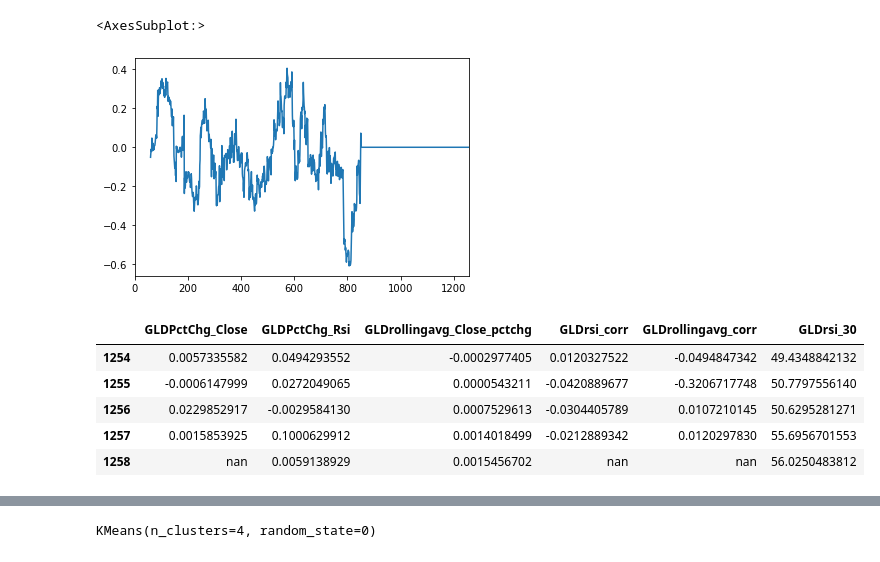
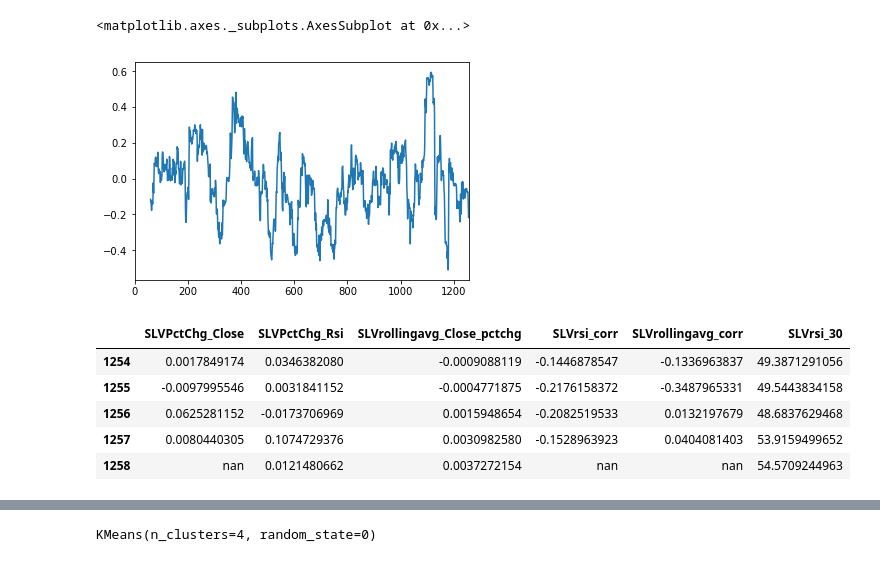
Before and after one commit to AndreasC93/market_trader_1.0, a Jupyter notebook: market_trader.ipynb, the cells around one changed output, grey strips where cells are left out. Saved outputs shown, nothing was run; the diff lists cells and outputs as text; code cells hidden in the pictures.

```diff
--- a/market_trader.ipynb
+++ b/market_trader.ipynb
@@ -276,50 +230,29 @@ df.tail()
 5 rows × 53 columns
 # %%
-#calculate percent change open/close prices, RSI, and rolling average. Rolling average and RSI correlation is also calculated.  GLD = open GLD.3 = close etc.
+#calculate percent change close prices, RSI, and rolling average. Rolling average and RSI correlation is also calculated. GLD.3 = close etc.
 df['GLDPctChg_Close']=df['GLD.3'].pct_change(periods=1).shift(-1)
-#df['GLDPctChg_Open']=df['GLD'].pct_change(periods=1)
 df['GLDPctChg_Rsi']=df['GLDrsi_30'].pct_change(periods=1)
-#
 df['GLDrollingavg_Close_pctchg']=df['GLDrollingavg_Close'].pct_change(periods=1)
-#
 df['GLDrollingavg_corr']=df['GLDPctChg_Close'].rolling(30).corr(df['GLDrollingavg_Close_pctchg'])
 df['GLDrsi_corr']=df['GLDPctChg_Close'].rolling(30).corr(df['GLDPctChg_Rsi'])
 
-#df['QQQPctChg_Close']=df['QQQ.3'].pct_change(periods=1).shift(-1)
-#df['QQQPctChg_Open']=df['QQQ'].pct_change(periods=1)
-#df['QQQPctChg_Rsi']=df['QQQrsi_30'].pct_change(periods=1)
-#RSI open here
-#df['QQQrollingavg_Close_pctchg']=df['QQQrollingavg_Close'].pct_change(periods=1)
-#rollingavg open here
-#df['QQQrollingavg_corr']=df['QQQPctChg_Close'].rolling(30).corr(df['QQQrollingavg_Close_pctchg'])
-#df['QQQrsi_corr']=df['QQQPctChg_Close'].rolling(30).corr(df['QQQPctChg_Rsi'])
-
 df['UUPPctChg_Close']=df['UUP.3'].pct_change(periods=1).shift(-1)
-#df['UUPPctChg_Open']=df['UUP'].pct_change(periods=1)
 df['UUPPctChg_Rsi']=df['UUPrsi_30'].pct_change(periods=1)
-#
 df['UUProllingavg_Close_pctchg']=df['UUProllingavg_Close'].pct_change(periods=1)
-#
 df['UUProllingavg_corr']=df['UUPPctChg_Close'].rolling(30).corr(df['UUProllingavg_Close_pctchg'])
 df['UUPrsi_corr']=df['UUPPctChg_Close'].rolling(30).corr(df['UUPPctChg_Rsi'])
 
-#df['USOPctChg_Close']=df['USO.3'].pct_change(periods=1).shift(-1)
-#df['USOPctChg_Open']=df['USO'].pct_change(periods=1)
-#df['USOPctChg_Rsi']=df['USOrsi_30'].pct_change(periods=1)
-#
-#df['USOrollingavg_Close_pctchg']=df['USOrollingavg_Close'].pct_change(periods=1)
-#
-#df['USOrollingavg_corr']=df['USOPctChg_Close'].rolling(30).corr(df['USOrollingavg_Close_pctchg'])
-#df['USOrsi_corr']=df['USOPctChg_Close'].rolling(30).corr(df['USOPctChg_Rsi'])
-
 df['SPYPctChg_Close']=df['SPY.3'].pct_change(periods=1).shift(-1)
-#df['SPYPctChg_Open']=df['SPY'].pct_change(periods=1)
 df['SPYPctChg_Rsi']=df['SPYrsi_30'].pct_change(periods=1)
-#
 df['SPYrollingavg_Close_pctchg']=df['SPYrollingavg_Close'].pct_change(periods=1)
-#
 df['SPYrollingavg_corr']=df['SPYPctChg_Close'].rolling(30).corr(df['SPYrollingavg_Close_pctchg'])
 df['SPYrsi_corr']=df['SPYPctChg_Close'].rolling(30).corr(df['SPYPctChg_Rsi'])
 
+df['SLVPctChg_Close']=df['SLV.3'].pct_change(periods=1).shift(-1)
+df['SLVPctChg_Rsi']=df['SLVrsi_30'].pct_change(periods=1)
+df['SLVrollingavg_Close_pctchg']=df['SLVrollingavg_Close'].pct_change(periods=1)
+df['SLVrollingavg_corr']=df['SLVPctChg_Close'].rolling(30).corr(df['SLVrollingavg_Close_pctchg'])
+df['SLVrsi_corr']=df['SLVPctChg_Close'].rolling(30).corr(df['SLVPctChg_Rsi'])
+
 df.tail()
 # %% [output]
@@ -333,24 +266,26 @@ df.tail()
 # %%
-df['UUPrsi_corr'].plot()
+df['SLVrsi_corr'].plot()
 # %% [output]
-<AxesSubplot:>
+<matplotlib.axes._subplots.AxesSubplot at 0x...>
-[figure, old version]
+[figure, new version]
 # %%
 #create individual dataframes with relevant data for analysis
 df_GLD = df[["GLDPctChg_Close","GLDPctChg_Rsi", "GLDrollingavg_Close_pctchg", "GLDrsi_corr", "GLDrollingavg_corr", "GLDrsi_30"]].copy()
-#df_QQQ = df[["QQQPctChg_Close","QQQPctChg_Rsi", "QQQrollingavg_Close_pctchg", "QQQrsi_corr", "QQQrollingavg_corr", "QQQrsi_30"]].copy()
+
 df_UUP = df[["UUPPctChg_Close","UUPPctChg_Rsi", "UUProllingavg_Close_pctchg", "UUPrsi_corr", "UUProllingavg_corr", "UUPrsi_30"]].copy()
-#df_USO = df[["USOPctChg_Close","USOPctChg_Rsi", "USOrollingavg_Close_pctchg", "USOrsi_corr", "USOrollingavg_corr", "USOrsi_30"]].copy()
+
 df_SPY = df[["SPYPctChg_Close","SPYPctChg_Rsi", "SPYrollingavg_Close_pctchg", "SPYrsi_corr", "SPYrollingavg_corr", "SPYrsi_30"]].copy()
-# df["GLDrollingavg_Close_pctchg"], df["GLDrsi_corr"], df["GLDrollingavg_corr"], axis = 'columns', join = 'inner')
-df_GLD.tail()
+
+df_SLV = df[["SLVPctChg_Close","SLVPctChg_Rsi", "SLVrollingavg_Close_pctchg", "SLVrsi_corr", "SLVrollingavg_corr", "SLVrsi_30"]].copy()
+
+df_SLV.tail()
 # %% [output]
-|  | GLDPctChg_Close | GLDPctChg_Rsi | GLDrollingavg_Close_pctchg | GLDrsi_corr | GLDrollingavg_corr | GLDrsi_30 |
-| 1254 | 0.0057335582 | 0.0494293552 | -0.0002977405 | 0.0120327522 | -0.0494847342 | 49.4348842132 |
-| 1255 | -0.0006147999 | 0.0272049065 | 0.0000543211 | -0.0420889677 | -0.3206717748 | 50.7797556140 |
-| 1256 | 0.0229852917 | -0.0029584130 | 0.0007529613 | -0.0304405789 | 0.0107210145 | 50.6295281271 |
-| 1257 | 0.0015853925 | 0.1000629912 | 0.0014018499 | -0.0212889342 | 0.0120297830 | 55.6956701553 |
-| 1258 | nan | 0.0059138929 | 0.0015456702 | nan | nan | 56.0250483812 |
+|  | SLVPctChg_Close | SLVPctChg_Rsi | SLVrollingavg_Close_pctchg | SLVrsi_corr | SLVrollingavg_corr | SLVrsi_30 |
+| 1254 | 0.0017849174 | 0.0346382080 | -0.0009088119 | -0.1446878547 | -0.1336963837 | 49.3871291056 |
+| 1255 | -0.0097995546 | 0.0031841152 | -0.0004771875 | -0.2176158372 | -0.3487965331 | 49.5443834158 |
+| 1256 | 0.0625281152 | -0.0173706969 | 0.0015948654 | -0.2082519533 | 0.0132197679 | 48.6837629468 |
+| 1257 | 0.0080440305 | 0.1074729376 | 0.0030982580 | -0.1528963923 | 0.0404081403 | 53.9159499652 |
+| 1258 | nan | 0.0121480662 | 0.0037272154 | nan | nan | 54.5709244963 |
 # %%
 #drop null data and scale data
 df_GLD = df_GLD.dropna()
```
Also changed, not shown: parts of 40 cells of this notebook, 1 other file.
